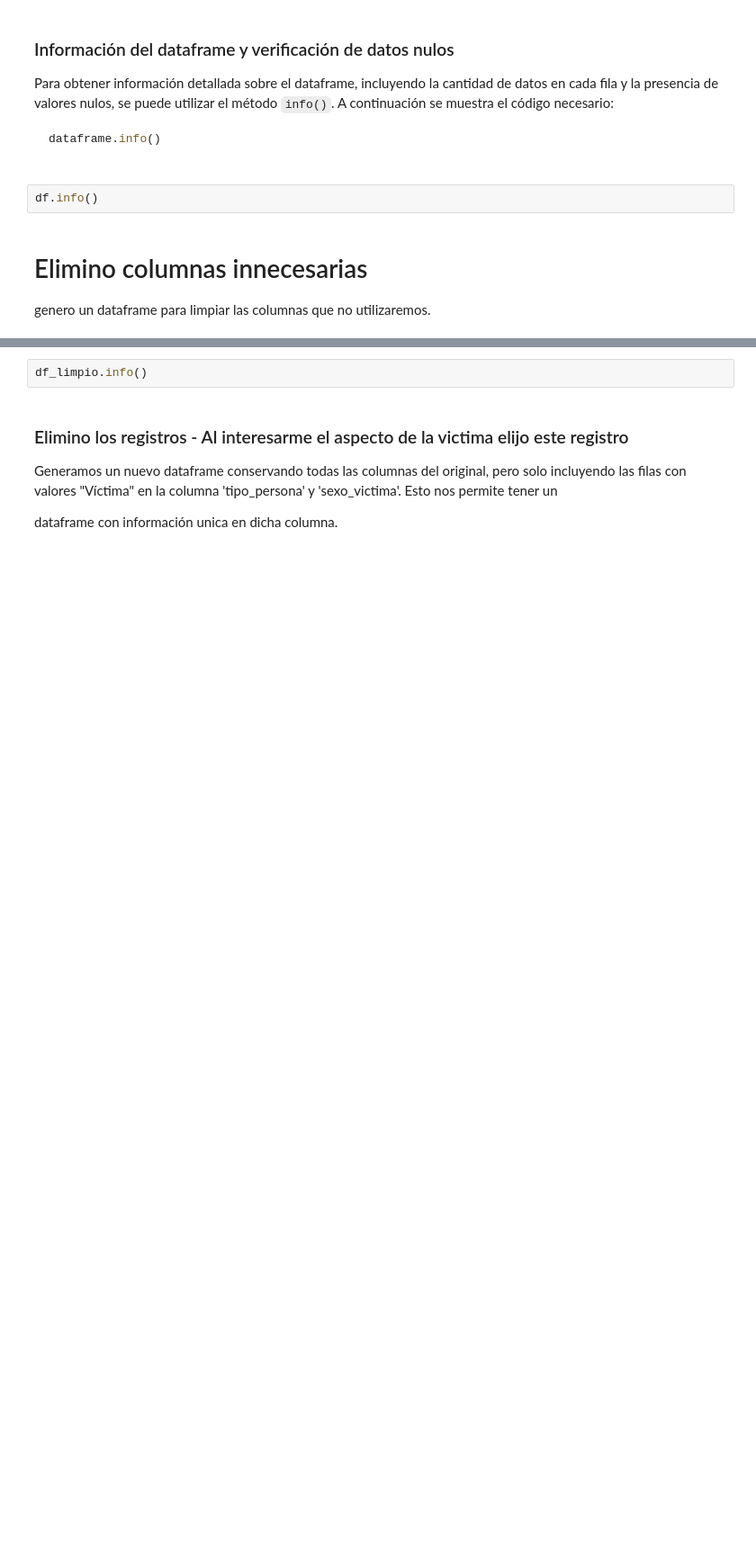
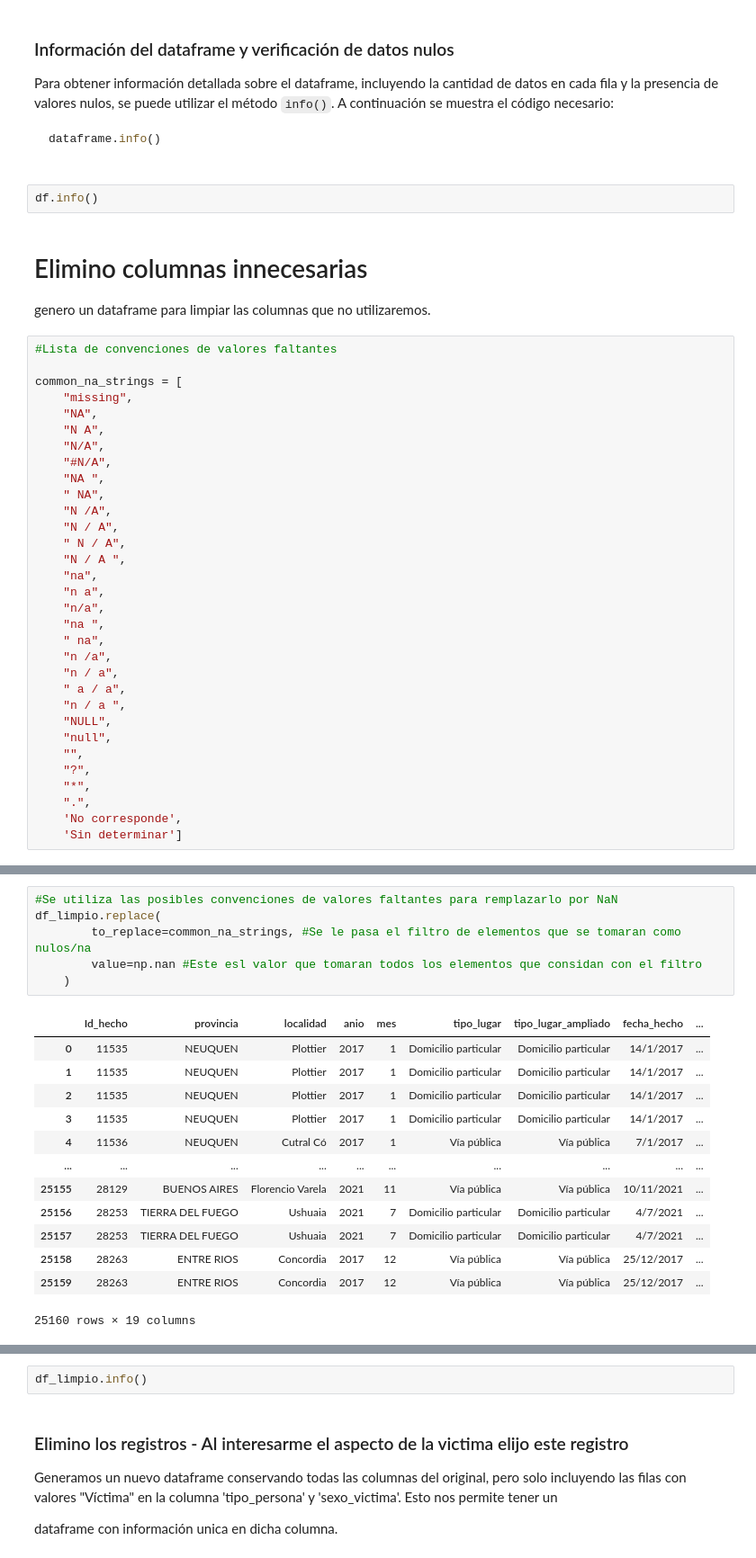
Before and after one commit to ianCristianAriel/2017--2021-argentina-analisis-delitos-registrados, a Jupyter notebook: notebooks/limpios/1_limpieza.ipynb, the cells around one changed output, grey strips where cells are left out. Shown at 90% size. Drawn from its saved outputs; the diff is of its cells as text; blank space fills up the shorter version.

```diff
--- a/notebooks/limpios/1_limpieza.ipynb
+++ b/notebooks/limpios/1_limpieza.ipynb
@@ -66,4 +69,36 @@ df.info()
 # %% [markdown]
 # Elimino columnas innecesarias
 genero un dataframe para limpiar las columnas que no utilizaremos.
+# %%
+#Lista de convenciones de valores faltantes
+
+common_na_strings = [
+    "missing",
+    "NA",
+    "N A",
+    "N/A",
+    "#N/A",
+    "NA ",
+    " NA",
+    "N /A",
+    "N / A",
+    " N / A",
+    "N / A ",
+    "na",
+    "n a",
+    "n/a",
+    "na ",
+    " na",
+    "n /a",
+    "n / a",
+    " a / a",
+    "n / a ",
+    "NULL",
+    "null",
+    "",
+    "?",
+    "*",
+    ".",
+    'No corresponde',
+    'Sin determinar']
 # %%
@@ -70 +106,21 @@ genero un dataframe para limpiar las columnas que no utilizaremos.
 df_limpio = df.drop(columns=['federal','Cod_INDEC_Prov','Cod_INDEC','departamento','codigo_localidad','radio_censal','latitud_radio','longitud_radio','otro_tipo_lugar','otro_clase_arma','otro_en_ocasion_otro_delito','otro_motivo_origen_registro','identidad_genero_victima','otro_identidad_genero_victima','otro_clase_victima','situacion_ocupacional_victima','otro_situacion_ocupacional_victi','identidad_genero_inculpado','otro_identidad_genero_inculpado','clase_inculpado','otro_clase_inculpado','cant_inc','clase_arma','en_ocasion_otro_delito','motivo_origen_registro','tipo_hecho_segun_victima','codigo_departamento'])
+# %%
+#Se utiliza las posibles convenciones de valores faltantes para remplazarlo por NaN
+df_limpio.replace(
+        to_replace=common_na_strings, #Se le pasa el filtro de elementos que se tomaran como nulos/na
+        value=np.nan #Este esl valor que tomaran todos los elementos que considan con el filtro
+    )
+# %% [output]
+|  | Id_hecho | provincia | localidad | anio | mes | tipo_lugar | tipo_lugar_ampliado | fecha_hecho | ... |
+| 0 | 11535 | NEUQUEN | Plottier | 2017 | 1 | Domicilio particular | Domicilio particular | 14/1/2017 | ... |
+| 1 | 11535 | NEUQUEN | Plottier | 2017 | 1 | Domicilio particular | Domicilio particular | 14/1/2017 | ... |
+| 2 | 11535 | NEUQUEN | Plottier | 2017 | 1 | Domicilio particular | Domicilio particular | 14/1/2017 | ... |
+| 3 | 11535 | NEUQUEN | Plottier | 2017 | 1 | Domicilio particular | Domicilio particular | 14/1/2017 | ... |
+| 4 | 11536 | NEUQUEN | Cutral Có | 2017 | 1 | Vía pública | Vía pública | 7/1/2017 | ... |
+| ... | ... | ... | ... | ... | ... | ... | ... | ... | ... |
+| 25155 | 28129 | BUENOS AIRES | Florencio Varela | 2021 | 11 | Vía pública | Vía pública | 10/11/2021 | ... |
+| 25156 | 28253 | TIERRA DEL FUEGO | Ushuaia | 2021 | 7 | Domicilio particular | Domicilio particular | 4/7/2021 | ... |
+| 25157 | 28253 | TIERRA DEL FUEGO | Ushuaia | 2021 | 7 | Domicilio particular | Domicilio particular | 4/7/2021 | ... |
+| 25158 | 28263 | ENTRE RIOS | Concordia | 2017 | 12 | Vía pública | Vía pública | 25/12/2017 | ... |
+| 25159 | 28263 | ENTRE RIOS | Concordia | 2017 | 12 | Vía pública | Vía pública | 25/12/2017 | ... |
+25160 rows × 19 columns
```
Also changed, not shown: parts of 6 cells of this notebook, 4 other files.
